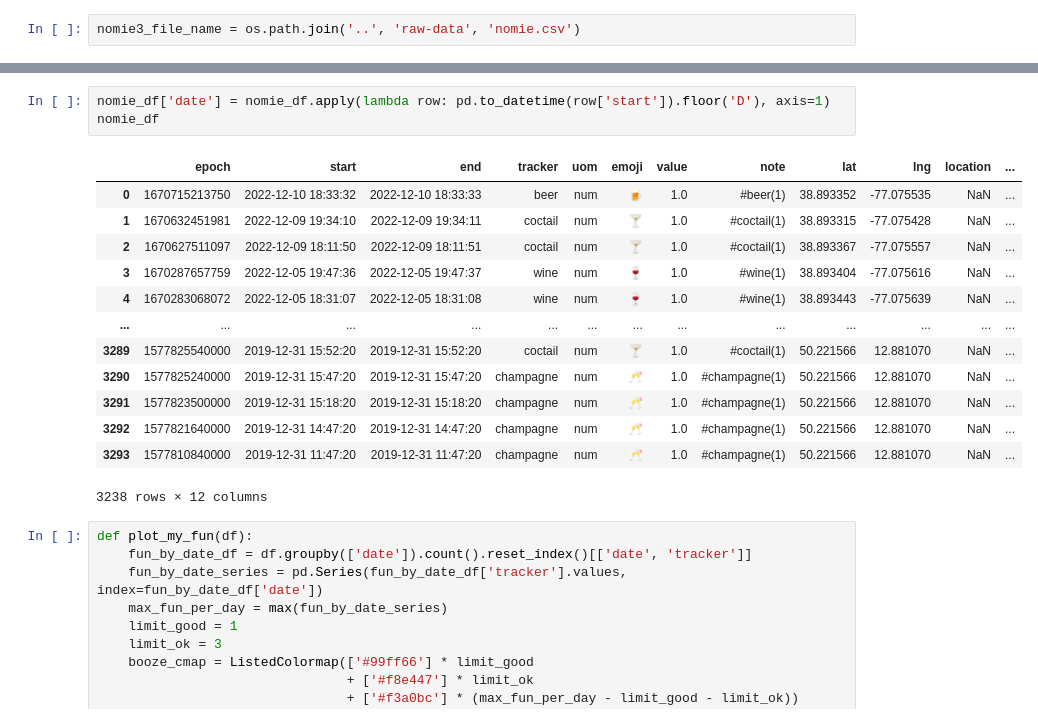
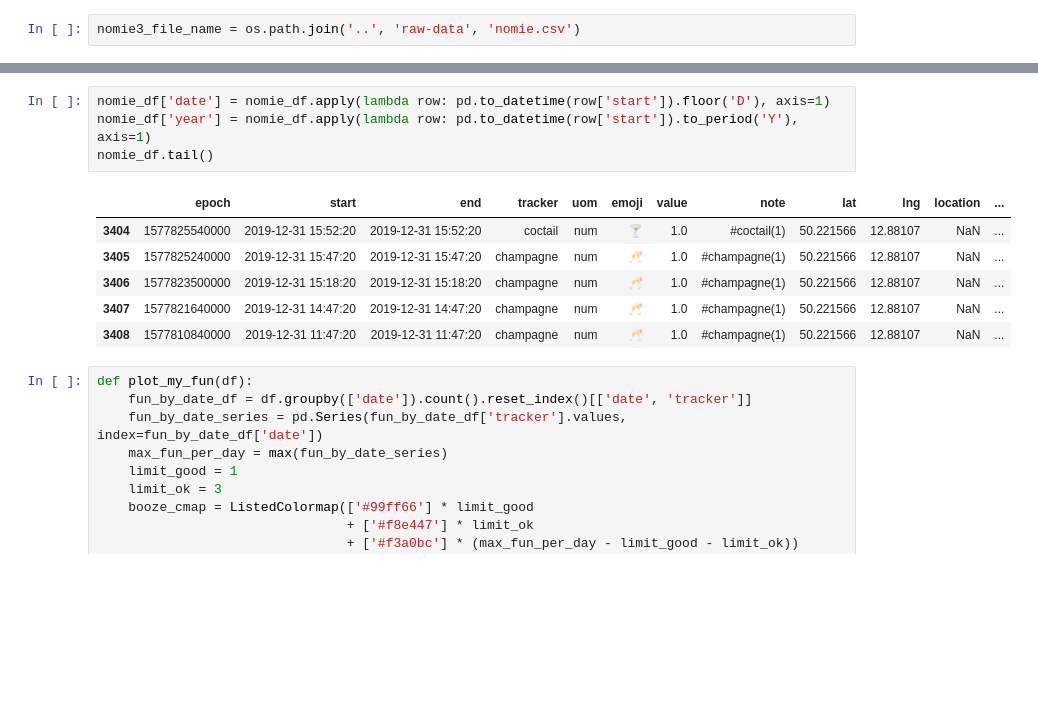
Before and after one commit to Fillll/life-log, a Jupyter notebook: anal/03-alco-data.ipynb, the cells around one changed output, grey strips where cells are left out. Cells and saved outputs as stored; diff of their text form; blank space fills up the shorter version.

```diff
--- a/anal/03-alco-data.ipynb
+++ b/anal/03-alco-data.ipynb
@@ -30,20 +23,14 @@ nomie_df
 # %%
 nomie_df['date'] = nomie_df.apply(lambda row: pd.to_datetime(row['start']).floor('D'), axis=1)
-nomie_df
+nomie_df['year'] = nomie_df.apply(lambda row: pd.to_datetime(row['start']).to_period('Y'), axis=1)
+nomie_df.tail()
 # %% [output]
 |  | epoch | start | end | tracker | uom | emoji | value | note | lat | lng | location | ... |
-| 0 | 1670715213750 | 2022-12-10 18:33:32 | 2022-12-10 18:33:33 | beer | num | 🍺 | 1.0 | #beer(1) | 38.893352 | -77.075535 | NaN | ... |
-| 1 | 1670632451981 | 2022-12-09 19:34:10 | 2022-12-09 19:34:11 | coctail | num | 🍸 | 1.0 | #coctail(1) | 38.893315 | -77.075428 | NaN | ... |
-| 2 | 1670627511097 | 2022-12-09 18:11:50 | 2022-12-09 18:11:51 | coctail | num | 🍸 | 1.0 | #coctail(1) | 38.893367 | -77.075557 | NaN | ... |
-| 3 | 1670287657759 | 2022-12-05 19:47:36 | 2022-12-05 19:47:37 | wine | num | 🍷 | 1.0 | #wine(1) | 38.893404 | -77.075616 | NaN | ... |
-| 4 | 1670283068072 | 2022-12-05 18:31:07 | 2022-12-05 18:31:08 | wine | num | 🍷 | 1.0 | #wine(1) | 38.893443 | -77.075639 | NaN | ... |
-| ... | ... | ... | ... | ... | ... | ... | ... | ... | ... | ... | ... | ... |
-| 3289 | 1577825540000 | 2019-12-31 15:52:20 | 2019-12-31 15:52:20 | coctail | num | 🍸 | 1.0 | #coctail(1) | 50.221566 | 12.881070 | NaN | ... |
-| 3290 | 1577825240000 | 2019-12-31 15:47:20 | 2019-12-31 15:47:20 | champagne | num | 🥂 | 1.0 | #champagne(1) | 50.221566 | 12.881070 | NaN | ... |
-| 3291 | 1577823500000 | 2019-12-31 15:18:20 | 2019-12-31 15:18:20 | champagne | num | 🥂 | 1.0 | #champagne(1) | 50.221566 | 12.881070 | NaN | ... |
-| 3292 | 1577821640000 | 2019-12-31 14:47:20 | 2019-12-31 14:47:20 | champagne | num | 🥂 | 1.0 | #champagne(1) | 50.221566 | 12.881070 | NaN | ... |
-| 3293 | 1577810840000 | 2019-12-31 11:47:20 | 2019-12-31 11:47:20 | champagne | num | 🥂 | 1.0 | #champagne(1) | 50.221566 | 12.881070 | NaN | ... |
+| 3404 | 1577825540000 | 2019-12-31 15:52:20 | 2019-12-31 15:52:20 | coctail | num | 🍸 | 1.0 | #coctail(1) | 50.221566 | 12.88107 | NaN | ... |
+| 3405 | 1577825240000 | 2019-12-31 15:47:20 | 2019-12-31 15:47:20 | champagne | num | 🥂 | 1.0 | #champagne(1) | 50.221566 | 12.88107 | NaN | ... |
+| 3406 | 1577823500000 | 2019-12-31 15:18:20 | 2019-12-31 15:18:20 | champagne | num | 🥂 | 1.0 | #champagne(1) | 50.221566 | 12.88107 | NaN | ... |
+| 3407 | 1577821640000 | 2019-12-31 14:47:20 | 2019-12-31 14:47:20 | champagne | num | 🥂 | 1.0 | #champagne(1) | 50.221566 | 12.88107 | NaN | ... |
+| 3408 | 1577810840000 | 2019-12-31 11:47:20 | 2019-12-31 11:47:20 | champagne | num | 🥂 | 1.0 | #champagne(1) | 50.221566 | 12.88107 | NaN | ... |
-3238 rows × 12 columns
 # %%
 def plot_my_fun(df):
     fun_by_date_df = df.groupby(['date']).count().reset_index()[['date', 'tracker']]
```
Also changed, not shown: parts of 5 cells of this notebook, 2 other files.
